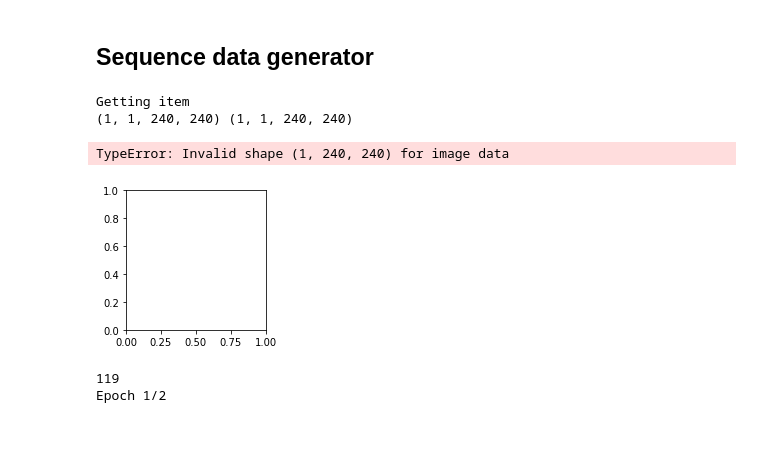
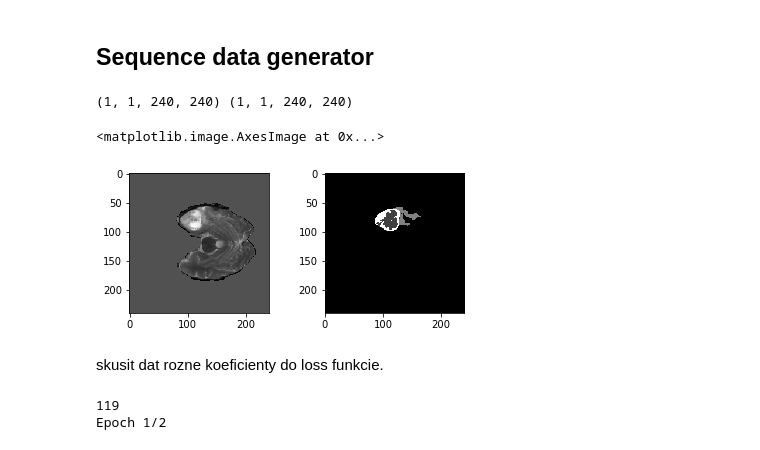
Before and after one commit to Janowie/unet_segmentation, a Jupyter notebook: model.ipynb, the cells around one changed output. Cells and saved outputs as stored; diff of their text form; code cells hidden in the pictures.

```diff
--- a/model.ipynb
+++ b/model.ipynb
@@ -119,6 +121,23 @@ class SequenceDataGenerator(keras.utils.Sequence):
             else:
                 slice_position = (slice_position + 1) % 150
 
+    def __normalise__(self, tensor):
+        for idx_channel, channel in enumerate(tensor):
+            b_rows, b_cols = np.nonzero(channel.astype(bool))
+            brain = channel[b_rows, b_cols]
+            b_mean = brain.mean()
+            b_std = brain.std()
+            brain = (brain - b_mean) / b_std
+
+            channel = np.zeros((image_size, image_size)) # Reset background
+            for idx,coords in enumerate(zip(b_rows, b_cols)):
+                y, x = coords
+                channel[y, x] = brain[idx]
+
+            tensor[idx_channel] = channel
+
+        return tensor
+
     def __load__(self, dir_path):
 
         ###
@@ -130,7 +149,11 @@ class SequenceDataGenerator(keras.utils.Sequence):
             if file.find('seg') == -1:
                 tensor = np.dstack((tensor, img[slice_position, :, :]))
 
-        return tensor.swapaxes(0, 2)[1:, :, :], mask.swapaxes(0, 1)
+        tensor, mask = tensor.swapaxes(0, 2)[1:, :, :], mask.swapaxes(0, 1)
+
+        tensor = self.__normalise__(tensor)
+
+        return tensor, mask
 
     def __getitem__(self, idx):
         batch_x = self.dir_paths[idx * self.batch_size:(idx + 1) * self.batch_size]
@@ -149,18 +172,19 @@ gen = SequenceDataGenerator(batch_size=1, mode="training")
 x, y = gen.__getitem__(0)
 print(x.shape, y.shape)
 # %% [output]
-Getting item
 (1, 1, 240, 240) (1, 1, 240, 240)
 # %%
 fig = plt.figure()
 fig.subplots_adjust(hspace=0.4, wspace=0.4)
 ax = fig.add_subplot(1, 2, 1)
-ax.imshow(x[0][0])
+ax.imshow(x[0][0], cmap="gray")
 ax = fig.add_subplot(1, 2, 2)
 ax.imshow(np.reshape(y, (image_size, image_size)), cmap="gray")
 # %% [output]
-TypeError: Invalid shape (1, 240, 240) for image data
+<matplotlib.image.AxesImage at 0x...>
-[figure, old version]
+[figure, new version]
+# %% [markdown]
+skusit dat rozne koeficienty do loss funkcie.
 # %%
 batch_size = 2
 epochs = 2
```
Also changed, not shown: parts of 1 cell of this notebook, 1 other file.
